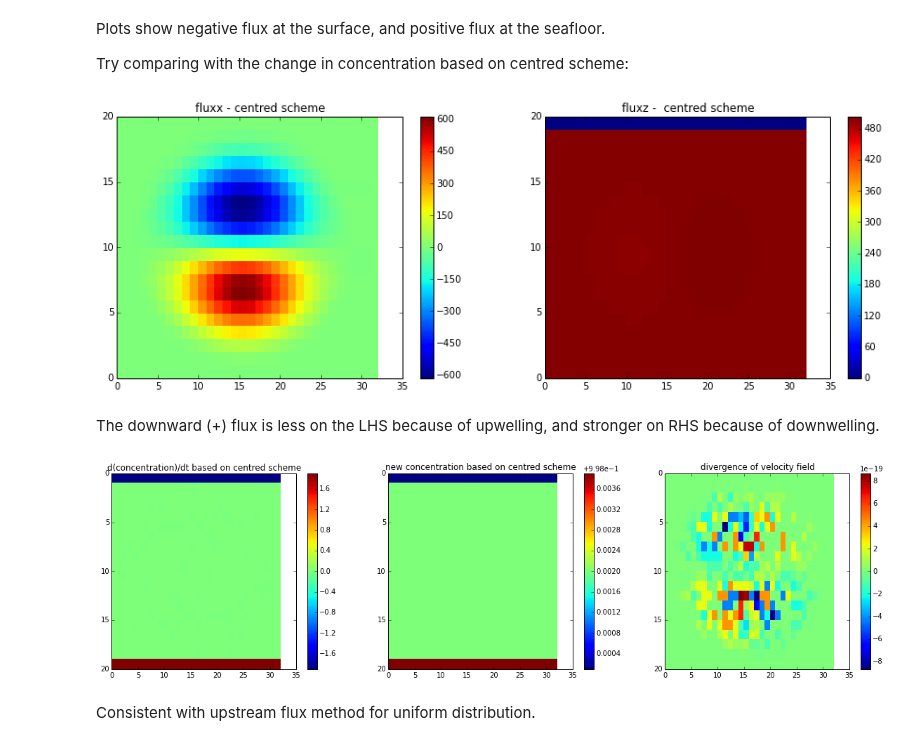
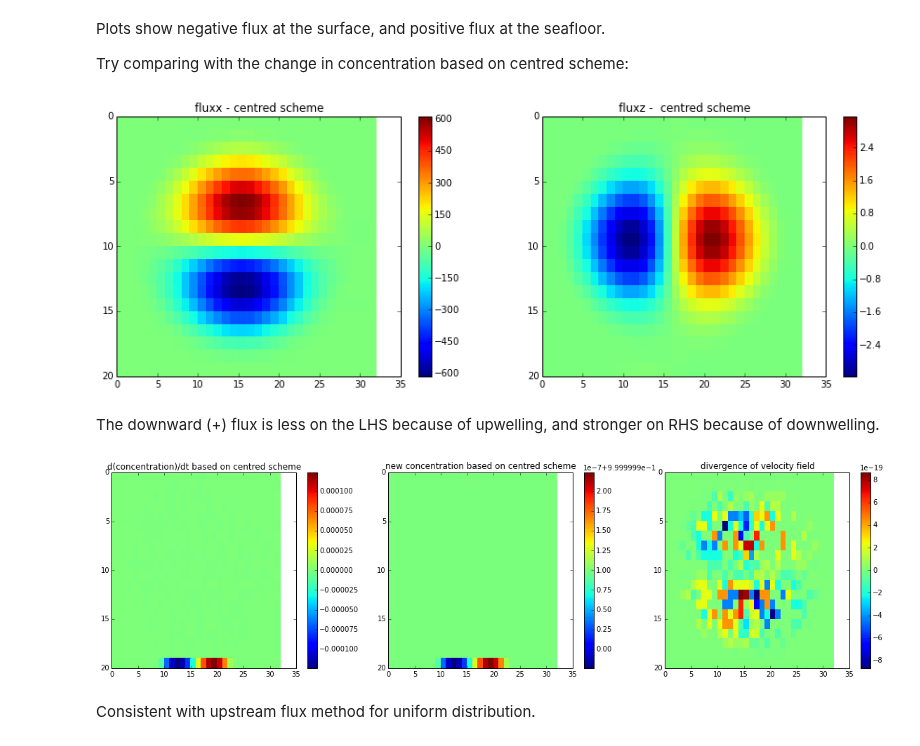
Before and after one commit to UBC-MOAD/pa-th-simple, a Jupyter notebook: prelim-model/Evaluation of 2D TVD - Step 4.ipynb, the cells around one changed output. Cells and saved outputs as stored; diff of their text form; code cells hidden in the pictures.

```diff
--- a/prelim-model/Evaluation of 2D TVD - Step 4.ipynb
+++ b/prelim-model/Evaluation of 2D TVD - Step 4.ipynb
@@ -60,10 +60,10 @@ n_upz_d = sign_uz * (sign_uz + 1)/2
 p_upx = sign_ux * (sign_ux - 1)/2
 n_upx = sign_ux * (sign_ux + 1)/2
 # decide whether to test particulate or dissolved phase
-conc = h
-p_upz = p_upz_p
-n_upz = n_upz_p
-sinkrate = S
+conc = g
+p_upz = p_upz_d
+n_upz = n_upz_d
+sinkrate = 0
 # %%
 # TVD code - check dissolved calculation
 # grid
@@ -130,25 +146,31 @@ Try comparing with the change in concentration based on centred scheme:
 # %%
 # centred flux
 fluxx_cen = np.zeros((nz, nx));         fluxz_cen = np.zeros((nz, nx))
 fluxx_cen[:, 0:nx-1] = 0.5 * ( conc.a[:, 0:nx-1]*ux[:, 0:nx-1] + conc.a[:, 1:nx]*ux[:, 1:nx] )
 fluxz_cen[0:nz-1, :] = 0.5 * ( conc.a[0:nz-1, :]*(sinkrate + uz[0:nz-1, :]) + conc.a[1:nz, :]*(sinkrate + uz[1:nz, :] ))
+# flux at bottom boundary
+fluxz_cen[nz-1, :] = 2*fluxz_cen[nz-2, :] - fluxz_cen[nz-3, :]
 # anti-diffusive flux
 adfx = fluxx_cen - fluxx_up                     # conc*velocity
 adfz = fluxz_cen - fluxz_up
 # plot centred flux, anti-diffusive
-fig, axs = plt.subplots(1,2,figsize=(15,5))
-test = axs[0].pcolormesh(fluxx_cen)
-axs[0].set_title('fluxx - centred scheme')
-cbar = fig.colorbar(test, ax=axs[0])
-test = axs[1].pcolormesh(fluxz_cen)
-axs[1].set_title('fluxz -  centred scheme')
-cbar = fig.colorbar(test, ax=axs[1])
+plt.subplots(1,2,figsize=(15,5))
+plt.subplot(121)
+test = plt.pcolormesh(fluxx_cen)
+plt.title('fluxx - centred scheme')
+plt.colorbar(test)
+plt.gca().invert_yaxis()
+plt.subplot(122)
+test = plt.pcolormesh(fluxz_cen)
+plt.title('fluxz -  centred scheme')
+plt.colorbar(test)
+plt.gca().invert_yaxis()
 # %% [output]
-[figure, old version]
+[figure, new version]
 # %% [markdown]
 The downward (+) flux is less on the LHS because of upwelling, and stronger on RHS because of downwelling.
 # %%
-# d(conc)/dt according to upstream scheme (on the grid points)
+# d(conc)/dt according to centred scheme (on the grid points)
 dtau_cen_dt = np.zeros((nz, nx))
 
 dtau_cen_dt[1:nz, 1:nx] = (fluxx_cen[1:nz, 0:nx-1] - fluxx_cen[1:nz, 1:nx]) * conc.dx_i + (fluxz_cen[0:nz-1, 1:nx] - fluxz_cen[1:nz, 1:nx])  * conc.dz_i
@@ -177,7 +199,7 @@ test = flow.divtest_cen(conc, u, nx, nz)
 plt.title('divergence of velocity field')
 plt.gca().invert_yaxis()
 # %% [output]
-[figure, old version]
+[figure, new version]
 # %% [markdown]
 Consistent with upstream flux method for uniform distribution.
 # %%
```
Also changed, not shown: parts of 8 cells of this notebook.
